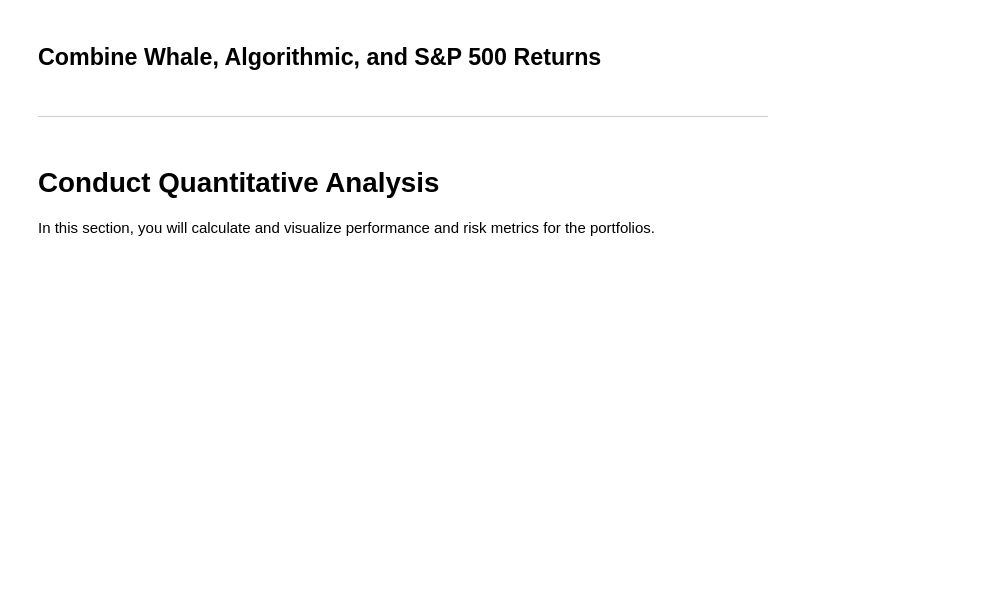
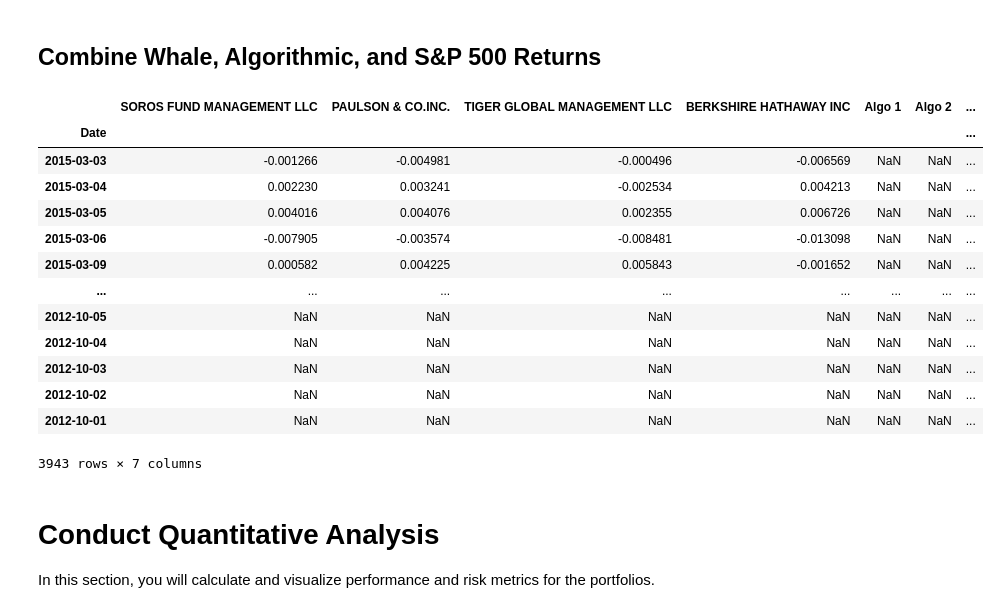
Before and after one commit to jcm-co/homework-pandas, a Jupyter notebook: whale_analysis.ipynb, the cells around one changed output. Cells and saved outputs as stored; diff of their text form; code cells hidden in the pictures; blank space fills up the shorter version.

Commit message:
Returns completed

```diff
--- a/whale_analysis.ipynb
+++ b/whale_analysis.ipynb
@@ -130,0 +129,5 @@ dtype: object
+# %%
+# Fix Data Types
+df_sp500['Close'] = df_sp500['Close'].str.replace("$","")
+df_sp500['Close'] = df_sp500['Close'].astype(float)
+df_sp500.head()
@@ -131,2 +142,4 @@ dtype: object
 # %%
 # Calculate Daily Returns
+df_sp500_return = df_sp500.pct_change()
+df_sp500_return
@@ -135,2 +185,5 @@ dtype: object
 # %%
 # Rename `Close` Column to be specific to this portfolio.
+
+df_sp500_return.columns = ["sp500_returns"]
+df_sp500_return
@@ -138,8 +206,23 @@ dtype: object
 ## Combine Whale, Algorithmic, and S&P 500 Returns
 # %%
 # Join Whale Returns, Algorithmic Returns, and the S&P 500 Returns into a single DataFrame with columns for each portfolio's returns.
+df_combined = pd.concat([df_whale,df_algo,df_sp500_return],axis='rows',join='outer')
+df_combined
+# %% [output]
+|  | SOROS FUND MANAGEMENT LLC | PAULSON & CO.INC. | TIGER GLOBAL MANAGEMENT LLC | BERKSHIRE HATHAWAY INC | Algo 1 | Algo 2 | ... |
+| Date |  |  |  |  |  |  | ... |
+| 2015-03-03 | -0.001266 | -0.004981 | -0.000496 | -0.006569 | NaN | NaN | ... |
+| 2015-03-04 | 0.002230 | 0.003241 | -0.002534 | 0.004213 | NaN | NaN | ... |
+| 2015-03-05 | 0.004016 | 0.004076 | 0.002355 | 0.006726 | NaN | NaN | ... |
+| 2015-03-06 | -0.007905 | -0.003574 | -0.008481 | -0.013098 | NaN | NaN | ... |
+| 2015-03-09 | 0.000582 | 0.004225 | 0.005843 | -0.001652 | NaN | NaN | ... |
+| ... | ... | ... | ... | ... | ... | ... | ... |
+| 2012-10-05 | NaN | NaN | NaN | NaN | NaN | NaN | ... |
+| 2012-10-04 | NaN | NaN | NaN | NaN | NaN | NaN | ... |
+| 2012-10-03 | NaN | NaN | NaN | NaN | NaN | NaN | ... |
+| 2012-10-02 | NaN | NaN | NaN | NaN | NaN | NaN | ... |
+| 2012-10-01 | NaN | NaN | NaN | NaN | NaN | NaN | ... |
+3943 rows × 7 columns
-# %% [markdown]
----
 # %% [markdown]
 # Conduct Quantitative Analysis
 
```
Also changed, not shown: parts of 6 cells of this notebook.
